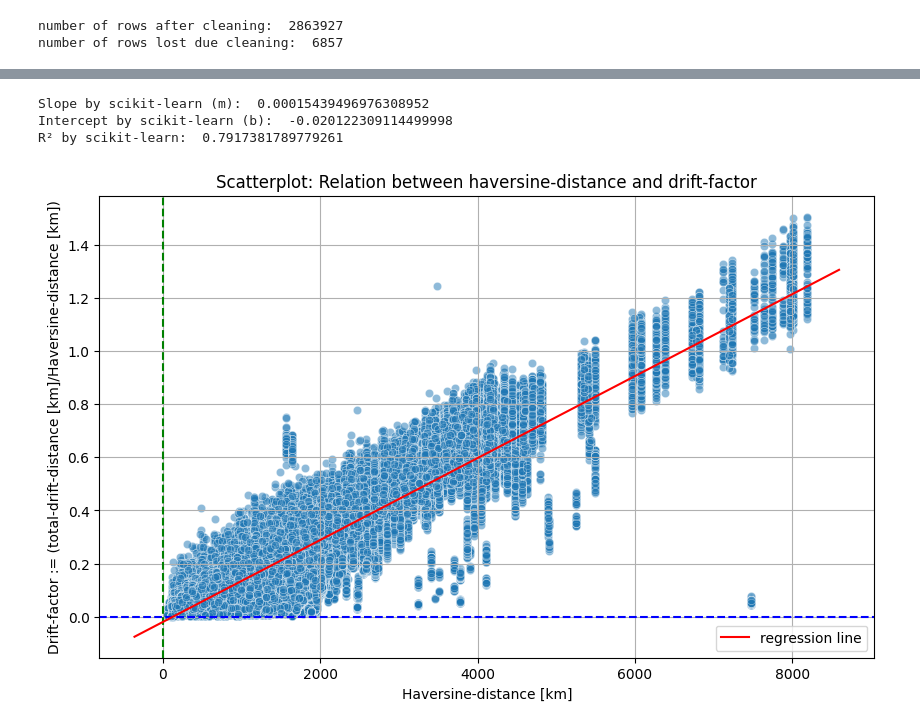
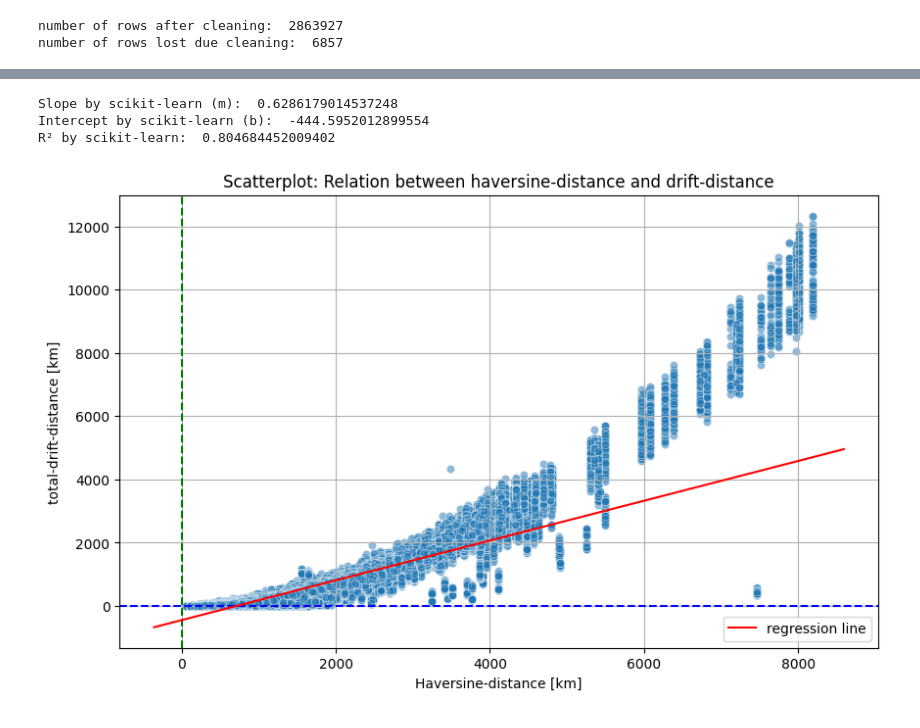
Before and after one commit to janiejestemja/coriolis_flights, a Jupyter notebook: coriolis_analysis_04.ipynb, the cells around one changed output, grey strips where cells are left out. Saved outputs shown, nothing was run; the diff lists cells and outputs as text; code cells hidden in the pictures.

Commit message:
Added in plots.

```diff
--- a/coriolis_analysis_04.ipynb
+++ b/coriolis_analysis_04.ipynb
@@ -104,7 +134,7 @@ plt.show()
 # %%
 # linear regression using scikit-learn
 X = fdf_merged["haversine_distance"].values.reshape(-1, 1)
-Y = fdf_merged["drift_factor"].values
+Y = fdf_merged["total_drift_distance"].values
 
 model = LinearRegression()
 model.fit(X, Y)
@@ -117,29 +147,29 @@ print("Slope by scikit-learn (m): ", scikit_m)
 print("Intercept by scikit-learn (b): ", scikit_b)
 print("R² by scikit-learn: ", r_squared)
 # %% [output]
-Slope by scikit-learn (m):  0.00015439496976308952
-Intercept by scikit-learn (b):  -0.020122309114499998
-R² by scikit-learn:  0.7917381789779261
+Slope by scikit-learn (m):  0.6286179014537248
+Intercept by scikit-learn (b):  -444.5952012899554
+R² by scikit-learn:  0.804684452009402
 # %%
 # checking if model checks out visually
 plt.figure(figsize=(10, 6))
-sns.scatterplot(x="haversine_distance", y="drift_factor", data=fdf_merged, alpha=0.5)
+sns.scatterplot(x="haversine_distance", y="total_drift_distance", data=fdf_merged, alpha=0.5)
 
-plt.title("Scatterplot: Relation between haversine-distance and drift-factor")
+plt.title("Scatterplot: Relation between haversine-distance and drift-distance")
 plt.xlabel("Haversine-distance [km]")
-plt.ylabel("Drift-factor := (total-drift-distance [km]/Haversine-distance [km])")
+plt.ylabel("total-drift-distance [km]")
 
-plt.axhline(0, color="blue", linestyle="--")  # Reference line for on-time arrivals
-plt.axvline(0, color="green", linestyle="--")  # Reference line for on-time departures
+plt.axhline(0, color="blue", linestyle="--")  # Reference line for x-axis
+plt.axvline(0, color="green", linestyle="--")  # Reference line for y-axis
 
 # adding in line
 x_vals = np.array(plt.gca().get_xlim())
 y_vals = scikit_b + scikit_m * x_vals
 
 plt.plot(x_vals, y_vals, color="red", label="regression line")
 
 plt.grid(True)
 plt.legend()
 plt.show()
 # %% [output]
-[figure, old version]
+[figure, new version]
```
Also changed, not shown: parts of 13 cells of this notebook.
